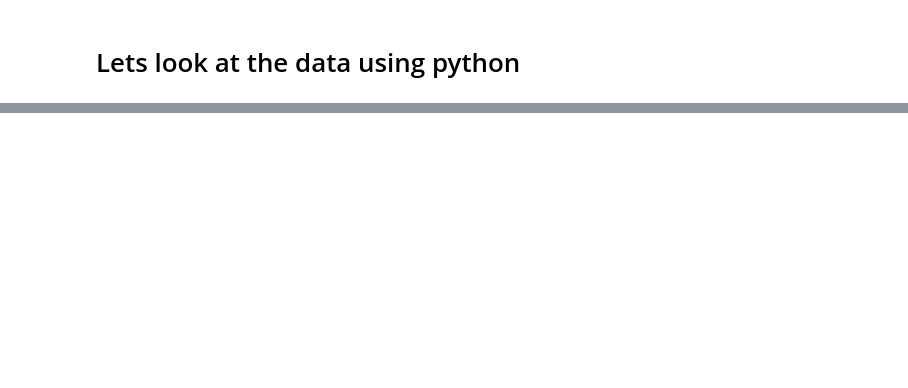
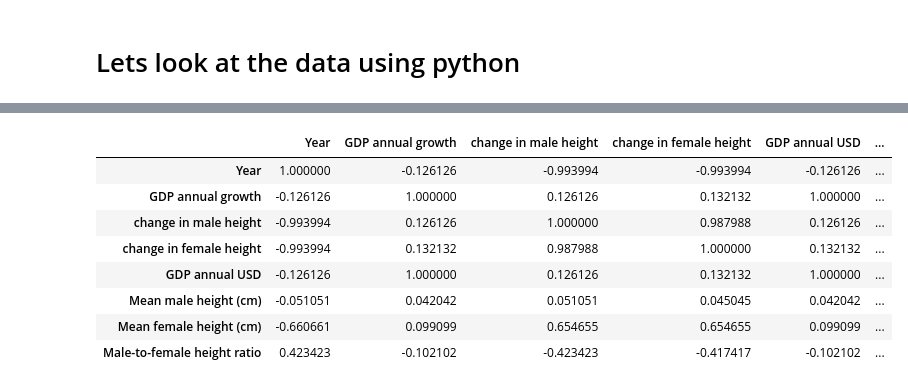
Before and after one commit to boardkeystown/CIS568Projcet, a Jupyter notebook: jupyter/workbook2.ipynb, the cells around one changed output, grey strips where cells are left out. Saved outputs shown, nothing was run; the diff lists cells and outputs as text; code cells hidden in the pictures; blank space fills up the shorter version.

```diff
--- a/jupyter/workbook2.ipynb
+++ b/jupyter/workbook2.ipynb
@@ -316,0 +401,14 @@ import matplotlib.pyplot as plt ## matplotlib is the default visualization libra
+# %%
+corrDF = getDFByCode("USA",avg_height_human).copy()
+corr = corrDF.corr(method='kendall')
+corr.style.background_gradient(cmap='coolwarm')
+# %% [output]
+|  | Year | GDP annual growth | change in male height | change in female height | GDP annual USD | ... |
+| Year | 1.000000 | -0.126126 | -0.993994 | -0.993994 | -0.126126 | ... |
+| GDP annual growth | -0.126126 | 1.000000 | 0.126126 | 0.132132 | 1.000000 | ... |
+| change in male height | -0.993994 | 0.126126 | 1.000000 | 0.987988 | 0.126126 | ... |
+| change in female height | -0.993994 | 0.132132 | 0.987988 | 1.000000 | 0.132132 | ... |
+| GDP annual USD | -0.126126 | 1.000000 | 0.126126 | 0.132132 | 1.000000 | ... |
+| Mean male height (cm) | -0.051051 | 0.042042 | 0.051051 | 0.045045 | 0.042042 | ... |
+| Mean female height (cm) | -0.660661 | 0.099099 | 0.654655 | 0.654655 | 0.099099 | ... |
+| Male-to-female height ratio | 0.423423 | -0.102102 | -0.423423 | -0.417417 | -0.102102 | ... |
```
Also changed, not shown: parts of 13 cells of this notebook, 3 other files.
